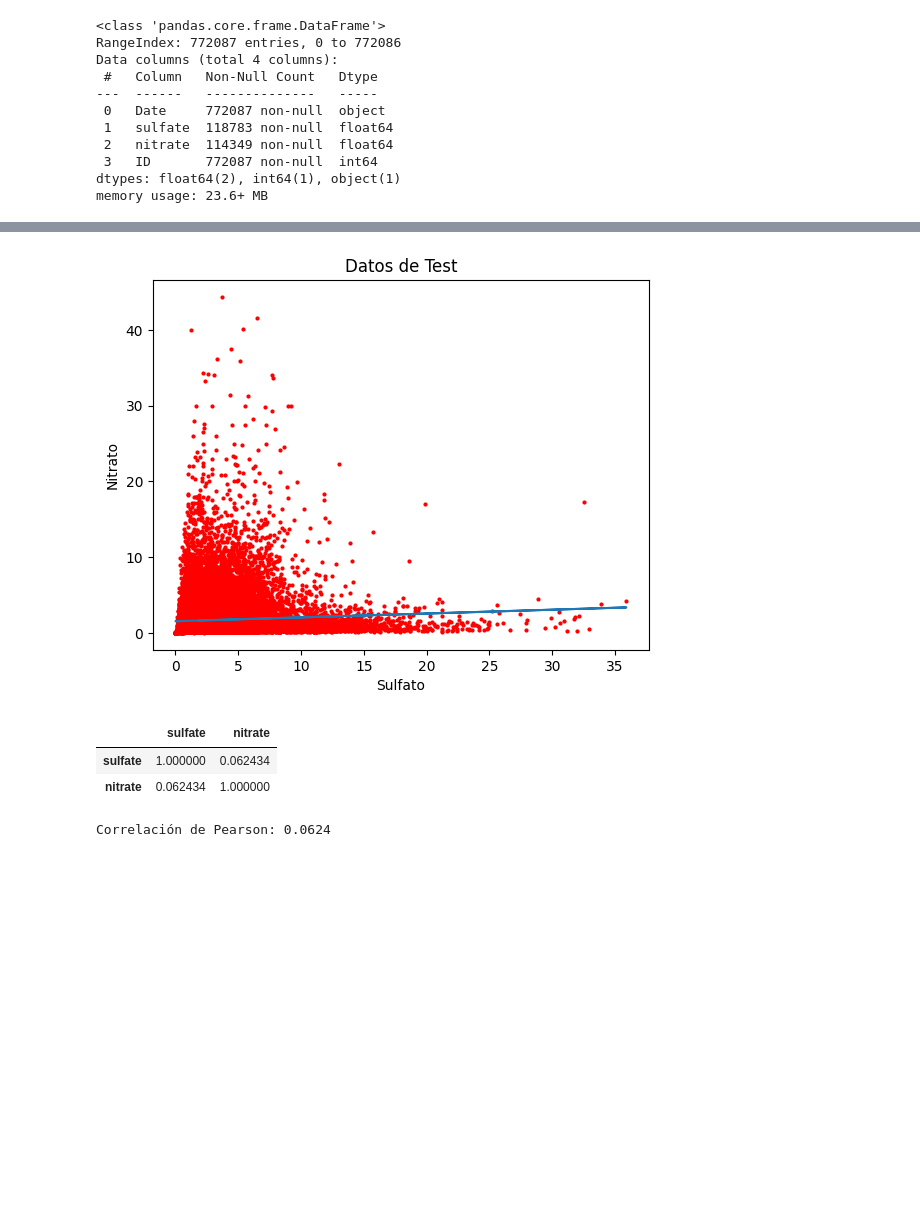
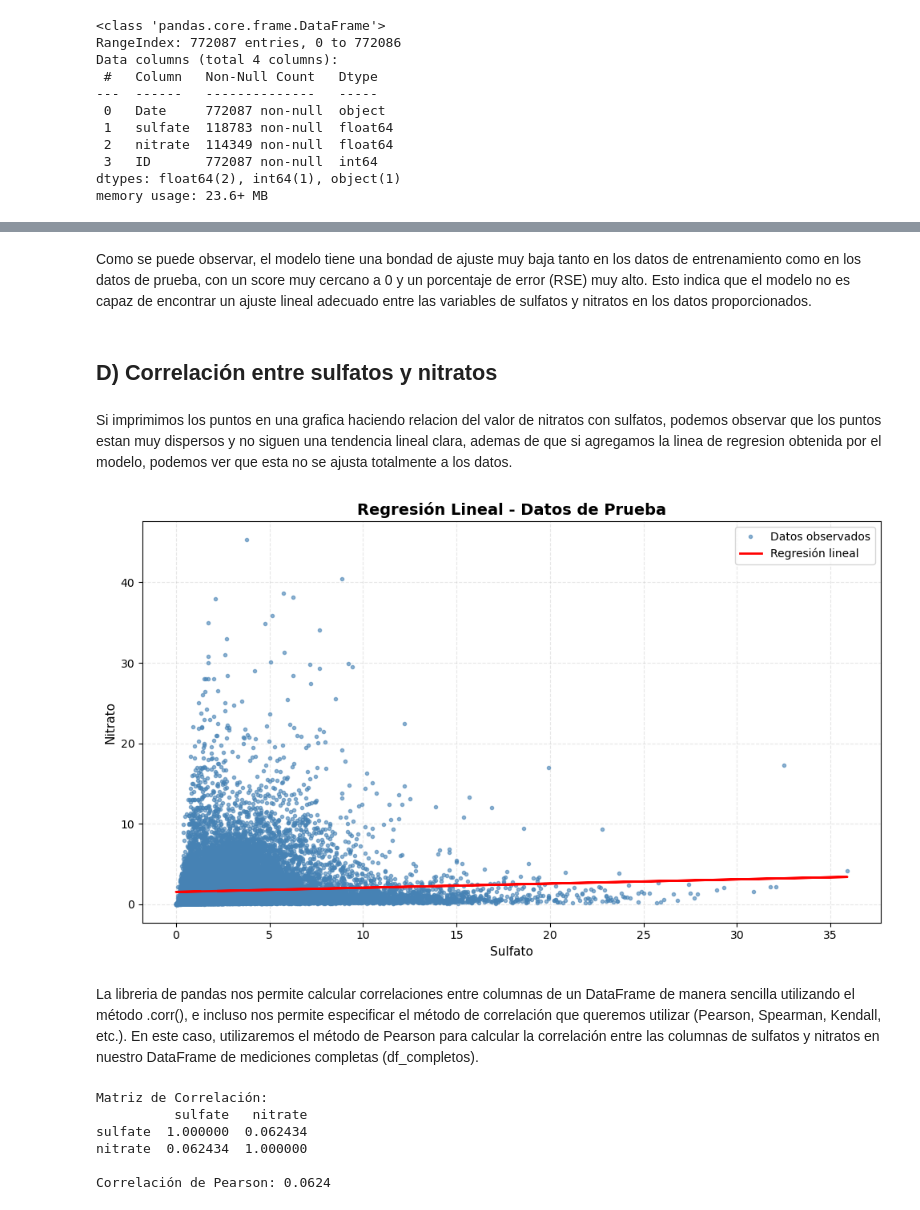
Before and after one commit to zamax14/MCAD, a Jupyter notebook: parcial_1/p2_parcial1.ipynb, the cells around one changed output, grey strips where cells are left out. Drawn from its saved outputs; the diff is of its cells as text; code cells hidden in the pictures; blank space fills up the shorter version.

```diff
--- a/parcial_1/p2_parcial1.ipynb
+++ b/parcial_1/p2_parcial1.ipynb
@@ -23,10 +29,8 @@ csv_files = [f for f in all_files if f.endswith('.csv')]
 df2 = pd.DataFrame()
 for file in csv_files:
     df_temp = pd.read_csv(os.path.join(data_dir, file))
-    try:
-        df2 = pd.concat([df2, df_temp], ignore_index=True)
-    except:
-        df2 = df_temp
+    df2 = pd.concat([df2, df_temp], ignore_index=True)
+
 df2.info()
 # %% [output]
 <class 'pandas.core.frame.DataFrame'>
@@ -40,5 +44,3 @@ Data columns (total 4 columns):
  3   ID       772087 non-null  int64
 dtypes: float64(2), int64(1), object(1)
 memory usage: 23.6+ MB
-# %%
-df2 = df2[['sulfate', 'nitrate']]
@@ -50,0 +56,10 @@ df_diff.shape
+# %%
+df_total = df2[['sulfate', 'nitrate']]
+df_erroneas = df_total[df_total.isnull().any(axis=1)]
+df_incompletos = df_total[df_total.isnull().sum(axis=1) <= 1]
+df_completos = df_total.dropna()
+
+print("Total de filas en df_total:", len(df_total))
+print("Total de filas en df_erroneas:", len(df_erroneas))
+print("Total de filas en df_incompletos:", len(df_incompletos))
+print("Total de filas en df_completos:", len(df_completos))
@@ -105,2 +145,5 @@ plt.show()
 # %%
-df_train, df_test = train_test_split(df2, test_size=0.3)
+df_train, df_test = train_test_split(df_completos, test_size=0.3)
+
+lm = LinearRegression()
+lm.fit(df_train[['sulfate']], df_train['nitrate'])
@@ -145,20 +186,34 @@ RSE_% =  1.4663332491829604
+# %% [markdown]
+Como se puede observar, el modelo tiene una bondad de ajuste muy baja tanto en los datos de entrenamiento como en los datos de prueba, con un score muy cercano a 0 y un porcentaje de error (RSE) muy alto. Esto indica que el modelo no es capaz de encontrar un ajuste lineal adecuado entre las variables de sulfatos y nitratos en los datos proporcionados.
+# %% [markdown]
+## D) Correlación entre sulfatos y nitratos
+# %% [markdown]
+Si imprimimos los puntos en una grafica haciendo relacion del valor de nitratos con sulfatos, podemos observar que los puntos estan muy dispersos y no siguen una tendencia lineal clara, ademas de que si agregamos la linea de regresion obtenida por el modelo, podemos ver que esta no se ajusta totalmente a los datos.
 # %%
-plt.plot(df_test['sulfate'], df_test['nitrate'], "ro", markersize=2)
-plt.plot(df_test['sulfate'], pred_test)
-plt.title("Datos de Test")
-plt.xlabel('Sulfato')
-plt.ylabel('Nitrato')
+plt.figure(figsize=(10, 6))
+plt.plot(df_test['sulfate'], df_test['nitrate'], "o", color='steelblue', markersize=3, alpha=0.6, label='Datos observados')
+plt.plot(df_test['sulfate'], pred_test, color='red', linewidth=2, label='Regresión lineal')
+plt.title("Regresión Lineal - Datos de Prueba", fontsize=14, fontweight='bold')
+plt.xlabel('Sulfato', fontsize=11)
+plt.ylabel('Nitrato', fontsize=11)
+plt.legend(fontsize=10)
+plt.grid(True, alpha=0.3, linestyle='--')
+plt.tight_layout()
 plt.show()
 # %% [output]
-[figure, old version]
+[figure, new version]
-# %%
-df2.corr()
-# %% [output]
-|  | sulfate | nitrate |
-| sulfate | 1.000000 | 0.062434 |
-| nitrate | 0.062434 | 1.000000 |
+# %% [markdown]
+La libreria de pandas nos permite calcular correlaciones entre columnas de un DataFrame de manera sencilla utilizando el método .corr(), e incluso nos permite especificar el método de correlación que queremos utilizar (Pearson, Spearman, Kendall, etc.). En este caso, utilizaremos el método de Pearson para calcular la correlación entre las columnas de sulfatos y nitratos en nuestro DataFrame de mediciones completas (df_completos).
 # %%
-correlacion = df2['sulfate'].corr(df2['nitrate'], method='pearson')
-print(f"Correlación de Pearson: {correlacion:.4f}")
+print("Matriz de Correlación:")
+print(df_completos.corr())
+
+correlacion = df_completos['sulfate'].corr(df_completos['nitrate'], method='pearson')
+print(f"\nCorrelación de Pearson: {correlacion:.4f}")
 # %% [output]
+Matriz de Correlación:
+          sulfate   nitrate
+sulfate  1.000000  0.062434
+nitrate  0.062434  1.000000
+
 Correlación de Pearson: 0.0624
```
Also changed, not shown: parts of 30 cells of this notebook.
